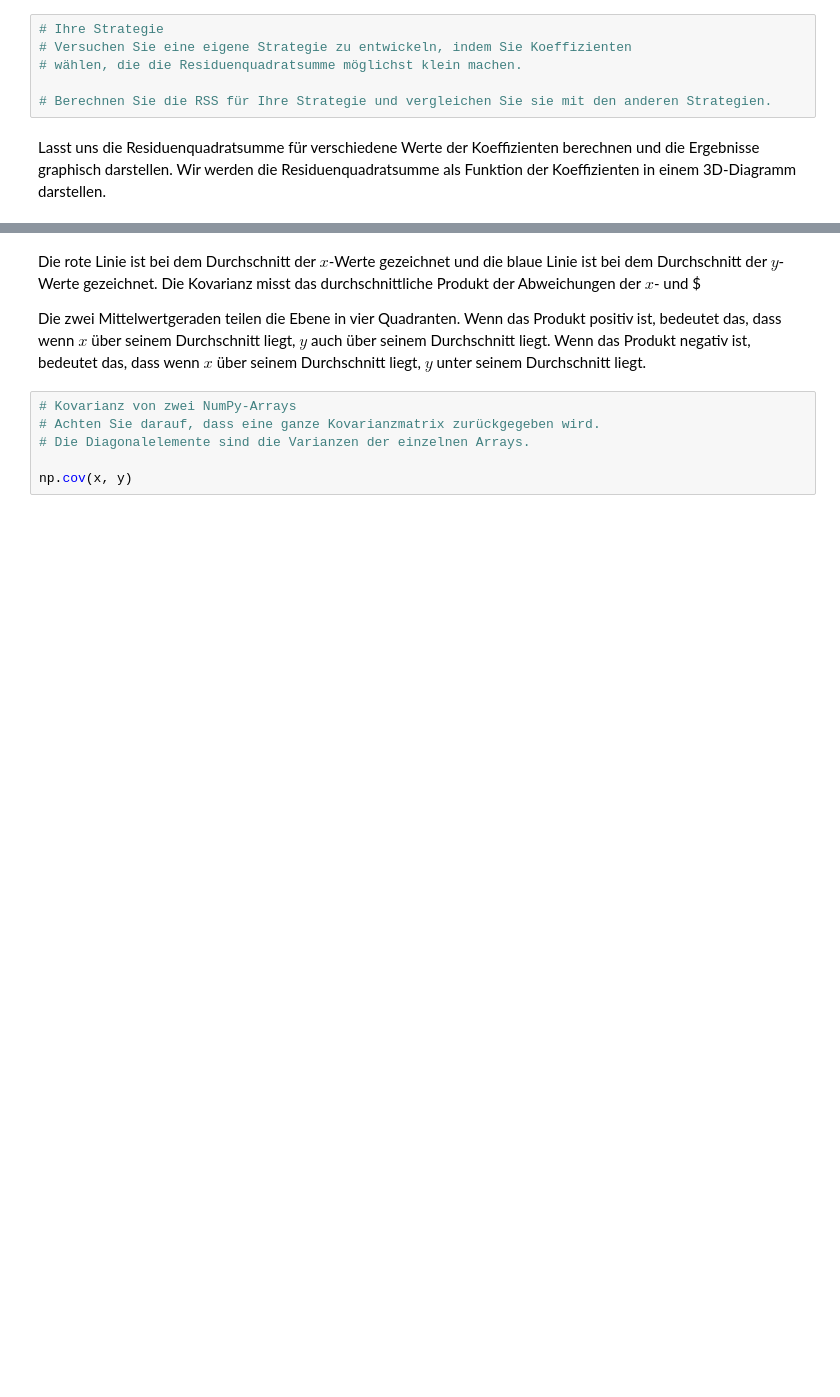
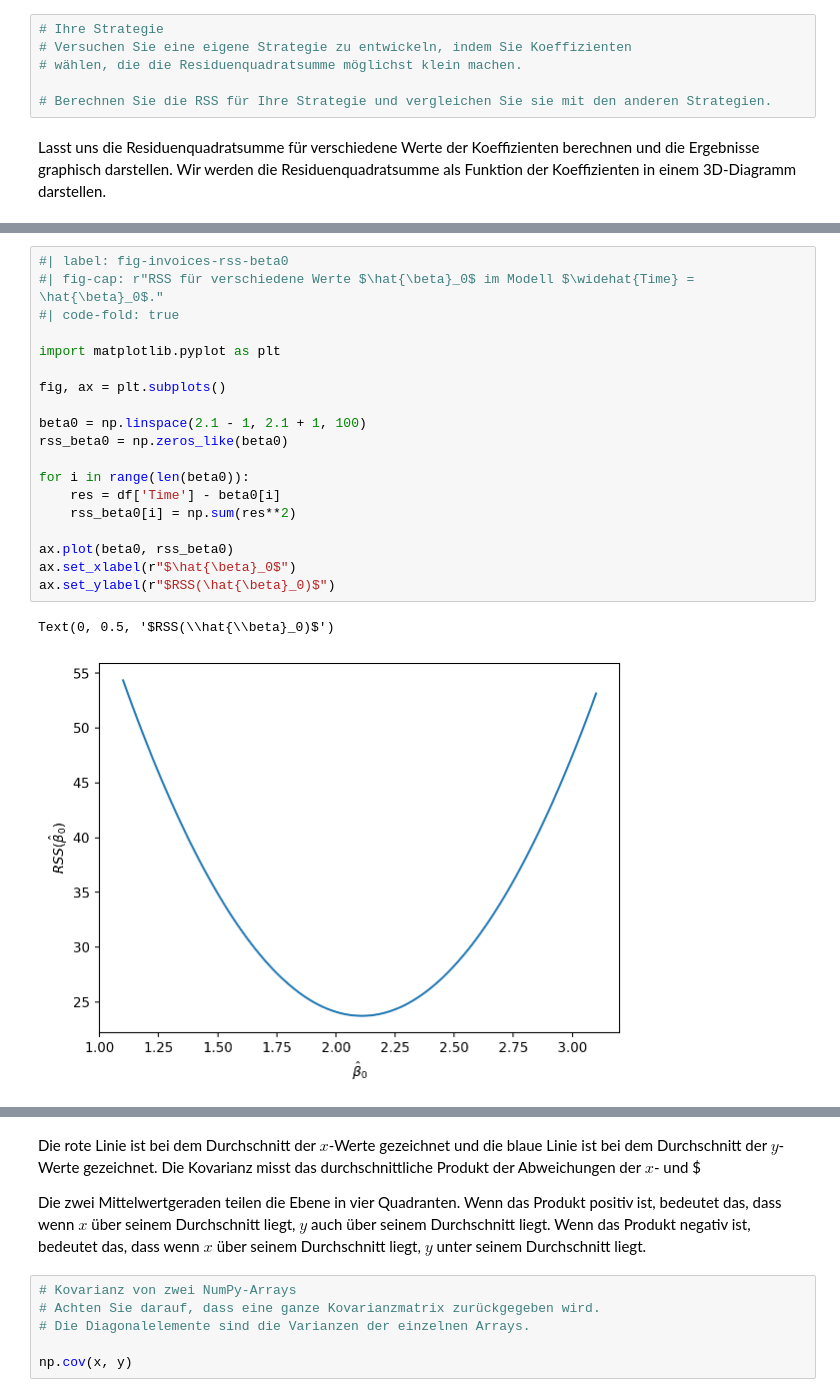
Before and after one commit to febse/econ2024-de, a Jupyter notebook: 03-KQ-Methode.ipynb, the cells around one changed output, grey strips where cells are left out. Cells and saved outputs as stored; diff of their text form; blank space fills up the shorter version.

```diff
--- a/03-KQ-Methode.ipynb
+++ b/03-KQ-Methode.ipynb
@@ -221 +215,23 @@ Text(0.5, 0, 'RSS')
+# %%
+#| label: fig-invoices-rss-beta0
+#| fig-cap: r"RSS für verschiedene Werte $\hat{\beta}_0$ im Modell $\widehat{Time} = \hat{\beta}_0$."
+#| code-fold: true
+
+import matplotlib.pyplot as plt
+
+fig, ax = plt.subplots()
+
+beta0 = np.linspace(2.1 - 1, 2.1 + 1, 100)
+rss_beta0 = np.zeros_like(beta0)
+
+for i in range(len(beta0)):
+    res = df['Time'] - beta0[i]
+    rss_beta0[i] = np.sum(res**2)
+
+ax.plot(beta0, rss_beta0)
+ax.set_xlabel(r"$\hat{\beta}_0$")
+ax.set_ylabel(r"$RSS(\hat{\beta}_0)$")
+# %% [output]
+Text(0, 0.5, '$RSS(\\hat{\\beta}_0)$')
+[figure, added]
 # %% [markdown]
```
Also changed, not shown: parts of 23 cells of this notebook, 2 other files.
